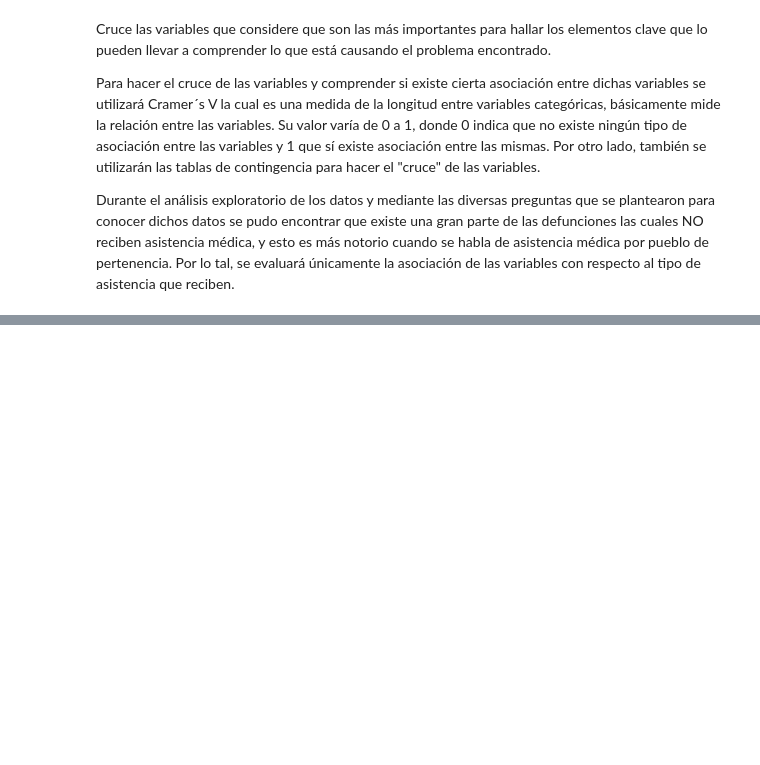
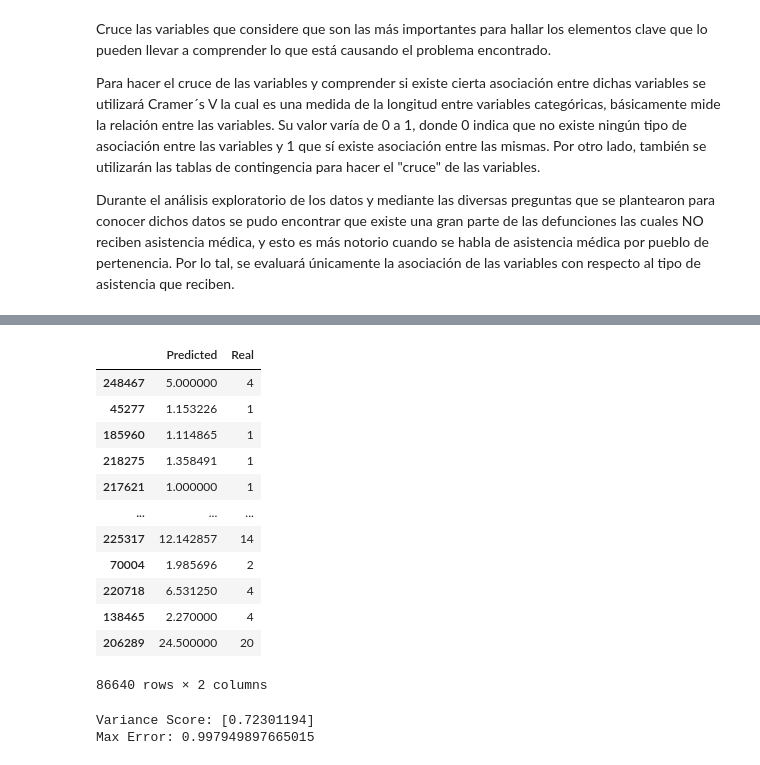
Before and after one commit to Orlando19943/Proyecto1-DM, a Jupyter notebook: predictions.ipynb, the cells around one changed output, grey strips where cells are left out. Saved outputs shown, nothing was run; the diff lists cells and outputs as text; code cells hidden in the pictures; blank space fills up the shorter version.

```diff
--- a/predictions.ipynb
+++ b/predictions.ipynb
@@ -83,0 +193,29 @@ con respecto al tipo de asistencia que reciben.
+# %%
+# Evaluando la predicción
+prediction = regression_model.predict(predictors_test)
+results = pd.DataFrame({
+    'Predicted': prediction,
+    'Real': target_test
+})
+
+results
+# %% [output]
+|  | Predicted | Real |
+| 248467 | 5.000000 | 4 |
+| 45277 | 1.153226 | 1 |
+| 185960 | 1.114865 | 1 |
+| 218275 | 1.358491 | 1 |
+| 217621 | 1.000000 | 1 |
+| ... | ... | ... |
+| 225317 | 12.142857 | 14 |
+| 70004 | 1.985696 | 2 |
+| 220718 | 6.531250 | 4 |
+| 138465 | 2.270000 | 4 |
+| 206289 | 24.500000 | 20 |
+86640 rows × 2 columns
+# %%
+print ("Variance Score:",skm.explained_variance_score(target_test, prediction, multioutput='raw_values'))
+print ("Max Error:", skm.mean_absolute_error(target_test, prediction))
+# %% [output]
+Variance Score: [0.72301194]
+Max Error: 0.997949897665015
```
Also changed, not shown: parts of 16 cells of this notebook.
